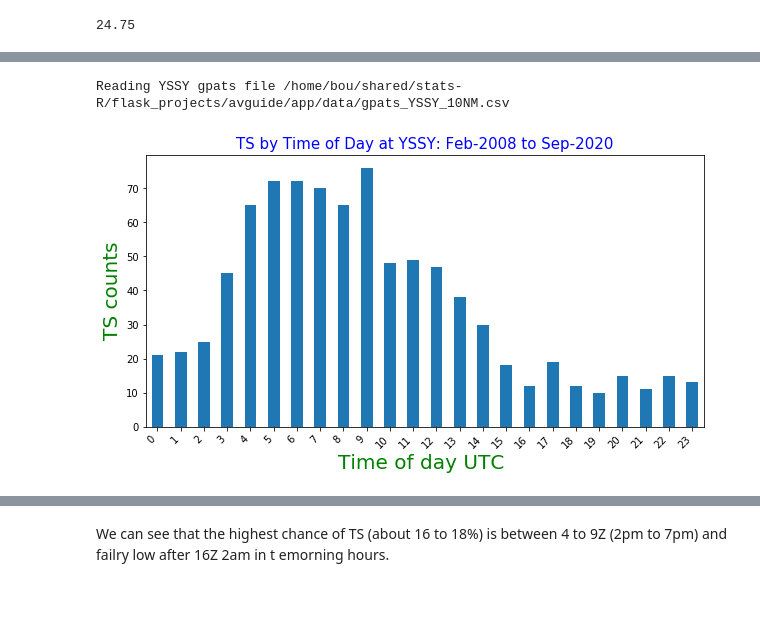
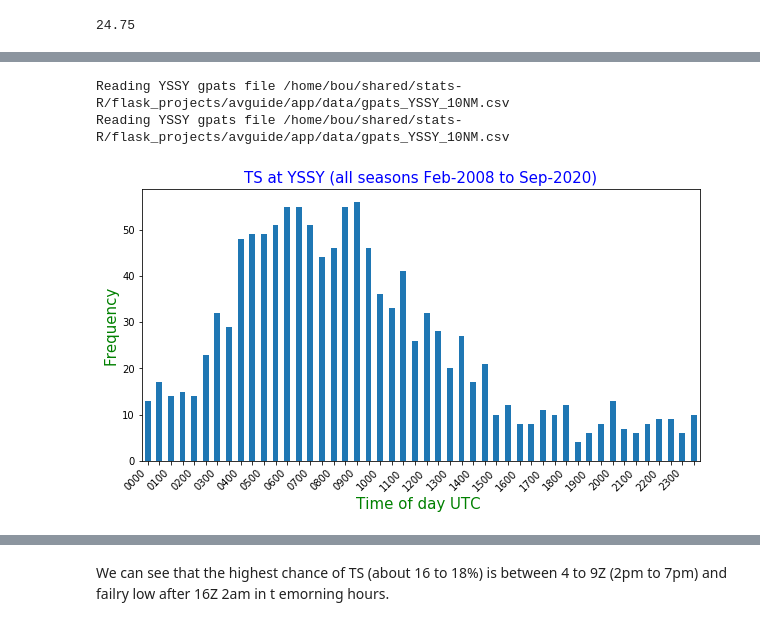
Before and after one commit to launda/avguide, a Jupyter notebook: Sydney_Basin_Storms.ipynb, the cells around one changed output, grey strips where cells are left out. Saved outputs shown, nothing was run; the diff lists cells and outputs as text; code cells hidden in the pictures; blank space fills up the shorter version.

```diff
--- a/Sydney_Basin_Storms.ipynb
+++ b/Sydney_Basin_Storms.ipynb
@@ -30,12 +30,15 @@ def get_gpats_data(cur_dir:str="./gpats_data/",sta:str="YBBN",res=None)->pd.Data
         a resample to 1min will downsample the series into 1 minute bins and sum the values of the timestamps falling into a bin
         a resample to 30min likewise downsamples to into 30 minute bins, H - 1hour bins, D - 1day into daily bins, M in monthly etc etc
         resample takes these other optional parameters, 'closed' and 'label'
+
         closed : {‘right’, ‘left’}
-        Which side of bin interval is closed.
+        For downsampling, set to ‘left’ or ‘right’ to specify which side/end of the interval is closed.
         The default is ‘left’ for all frequency offsets except for ‘M’, ‘A’, ‘Q’, ‘BM’, ‘BA’, ‘BQ’,
         and ‘W’ which all have a default of ‘right’.
+
         label : {‘right’, ‘left’}
         Which bin edge label to label bucket with.
+        specifies whether the result is labeled with the beginning or the end of the interval.
         The default is ‘left’ for all frequency offsets except for ‘M’, ‘A’, ‘Q’, ‘BM’, ‘BA’, ‘BQ’,
         and ‘W’ which all have a default of ‘right’.
 
@@ -45,7 +48,7 @@ def get_gpats_data(cur_dir:str="./gpats_data/",sta:str="YBBN",res=None)->pd.Data
         pd.DataFrame: [description]
     """
     # join is smart so cur_dir can be like ./gpats  or ./gpats/
-    gpats_file = os.path.join(cur_dir, f'gpats_{sta}_10NM.csv')
+    gpats_file = os.path.join(cur_dir, f'gpats_{sta.upper()}_10NM.csv')
     print("Reading {} gpats file {}".format(sta, gpats_file))
     if res is None:
         return (pd.read_csv(gpats_file,parse_dates=True, index_col='TM'))
@@ -485,39 +703,49 @@ sum(g_month_from_hourly/12)  # matches averahe thunder day about YSSY well - abo
 # %%
 # note resample by default introduces observations/rows in dataset
 # in this case resample('1min') and aggregate makes no difference to actual counts
 # see also fig 1.2  http://webnsw.bom.gov.au/samu/samu_operational/directives/SAMU_Thunderstorm_Directive.pdf
 # very similar trends to whats here
 
-# no need for double resamples !!
-g1_hour = pd.read_csv(gpats_file,parse_dates=True, index_col='TM')\
-          .resample('H')['AMP'].count()
+# if use hourly resample counts - result not too diferent for hour of day comparisions
 
-# if use hourly resample counts - result not too diferent for hour of day comparisions
+#for sta in ['YSSY','YSRI','YWLM','YSCN','YSBK','YSHW','YSHL']:
+sta = 'YSSY'
+gpats_file = os.path.join(cur_dir, f'gpats_{sta}_10NM.csv')
 g1_hour =  get_gpats_data(cur_dir=cur_dir,sta=sta,res='H')['AMP']
+g1_half_hour =  get_gpats_data(cur_dir=cur_dir,sta=sta,res='30T')  #30min bins for 1/2 hr bin intervals
+g1_half_hour['Time'] = pd.to_datetime(g1_half_hour.index.strftime('%H:%M'))
 
-# we get max 1 gpats count for any minute , so its either 0 or 1 for every minute
-# giving max gpats count 60 in an hour, anything in range 0 to 60 in an hour
+# we get max 1 gpats count for any 30min period , so its either 0 or 1 for every 30 minute
+# giving max gpats count 2 in an hour
 
+g1_half_hour = g1_half_hour.loc[g1_half_hour['AMP']>1]
 
-g1_hour = g1_hour.loc[g1_hour>1]
-gpats_by_hour = g1_hour.groupby(g1_hour.index.hour).count() # NB not sum() !
+gpats_by_hour = g1_hour.groupby(g1_hour.index.hour).count()
+# we want half hourly counts
+
+gpats_by_half_hour = g1_half_hour.groupby(pd.Grouper(key='Time',freq='30T'))['AMP'].count()
 
 fig, ax = plt.subplots(figsize=(10,5), nrows=1, ncols=1 )
-gpats_by_hour.plot( kind='bar', ax=ax)
-title = f'TS by Time of Day at YSSY: {ts_days.index[0].strftime("%b-%Y")} to {ts_days.index[-1].strftime("%b-%Y")}'
+gpats_by_half_hour.plot( kind='bar', ax=ax)
+title = f'TS at YSSY (all seasons {g1_half_hour.index[0].strftime("%b-%Y")} to {g1_half_hour.index[-1].strftime("%b-%Y")})'
 ax.set_title(title, color='b',fontsize=15)
-ax.set_ylabel('TS counts', color='g', fontsize=20)
-ax.set_xlabel('Time of day UTC ', color='g', fontsize=20)
+ax.set_ylabel('Frequency', color='g', fontsize=15)
+ax.set_xlabel('Time of day UTC ', color='g', fontsize=15)
 # g.get_xticks() [ 0  1  2  3  4  5  6  7  8  9 10]
 
-xlabels=[x for x in ax.get_xticks()]
-
-# xlabels=list( map( lambda x : dict_mon[x], ax.get_xticks()+2) )  # both give same result
-
+# print(ax.get_xticks())
+# get half hour tick mark lables
+# https://thispointer.com/python-how-to-use-if-else-elif-in-lambda-functions/
+map_half_hour = dict(zip(list(range(0, 48,1)),gpats_by_half_hour.index.strftime('%H%M')))
+# drop the half hour lables, keep houly labels only
+xlabels=[map_half_hour[x] if x%2==0 else '' for x in ax.get_xticks() ]
 # xlabels = ['{:,.2f}'.format(x) + 'K' for x in ax.get_xticks()/1000]
 ax.set_xticklabels(xlabels,rotation=45, horizontalalignment='right')
 #g.set_xticklabels(ax.get_xticklabels(), rotation=45, horizontalalignment='right')
+
 ax.tick_params(labelsize=10)
+plt.savefig(f'{sta} TS_by_hour_path.eps', format='eps', dpi=1000)
 # %% [output]
 Reading YSSY gpats file /home/bou/shared/stats-R/flask_projects/avguide/app/data/gpats_YSSY_10NM.csv
+Reading YSSY gpats file /home/bou/shared/stats-R/flask_projects/avguide/app/data/gpats_YSSY_10NM.csv
-[figure, old version]
+[figure, new version]
```
Also changed, not shown: parts of 36 cells of this notebook, 1 other file.
